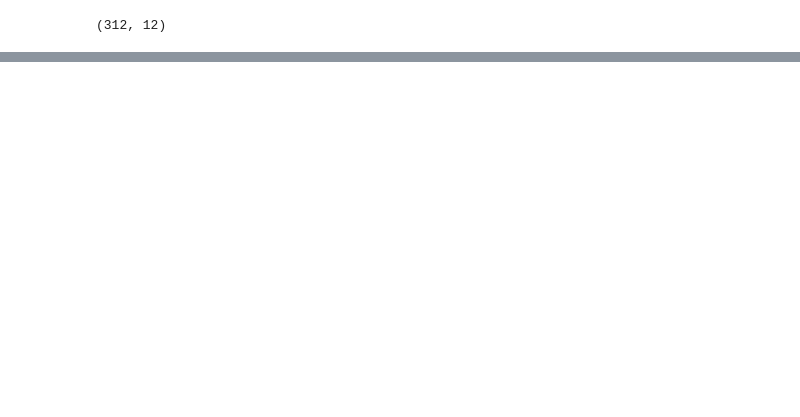
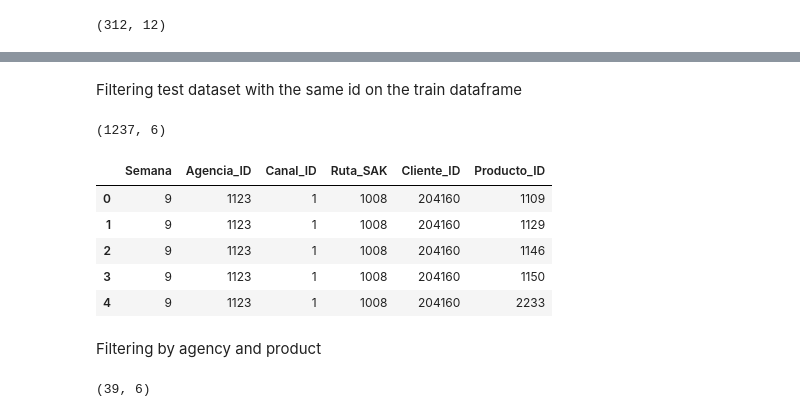
Before and after one commit to hatchdavid1/datamex0120, a Jupyter notebook: final-project/ABT.ipynb, the cells around one changed output, grey strips where cells are left out. Drawn from its saved outputs; the diff is of its cells as text; code cells hidden in the pictures; blank space fills up the shorter version.

```diff
--- a/final-project/ABT.ipynb
+++ b/final-project/ABT.ipynb
@@ -250,0 +270,26 @@ train.shape
+# %% [markdown]
+Filtering test dataset with the same id on the train dataframe
+# %%
+test = test_small[test_small.Cliente_ID.isin(id_cliente)]
+test.shape
+# %% [output]
+(1237, 6)
+# %%
+test.reset_index(inplace =True)
+test.drop(columns=['index'], inplace= True)
+test.head()
+# %% [output]
+|  | Semana | Agencia_ID | Canal_ID | Ruta_SAK | Cliente_ID | Producto_ID |
+| 0 | 9 | 1123 | 1 | 1008 | 204160 | 1109 |
+| 1 | 9 | 1123 | 1 | 1008 | 204160 | 1129 |
+| 2 | 9 | 1123 | 1 | 1008 | 204160 | 1146 |
+| 3 | 9 | 1123 | 1 | 1008 | 204160 | 1150 |
+| 4 | 9 | 1123 | 1 | 1008 | 204160 | 2233 |
+# %% [markdown]
+Filtering by agency and product
+# %%
+test = test[test.Agencia_ID == 1123]
+test = test[test.Producto_ID == 1278]
+test.shape
+# %% [output]
+(39, 6)
```
Also changed, not shown: parts of 7 cells of this notebook.
